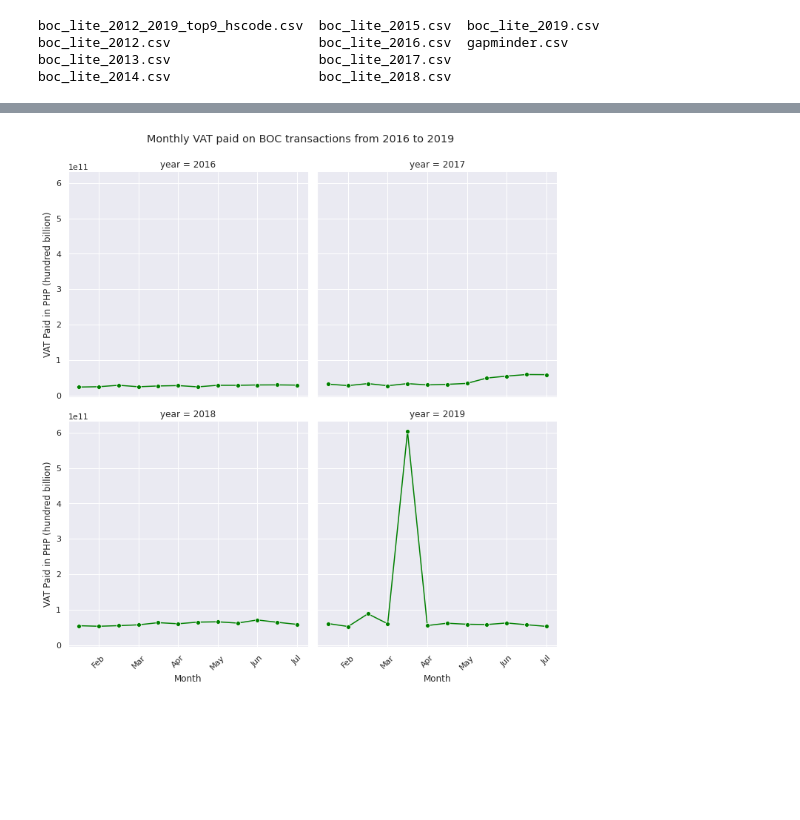
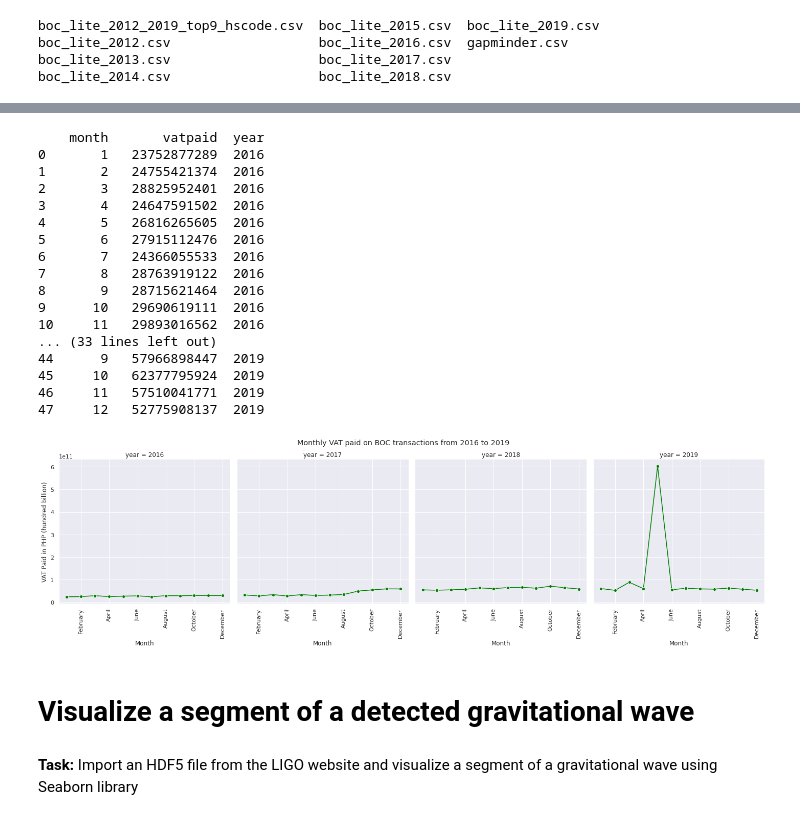
Before and after one commit to NIP-Data-Computation/show-and-tell, a Jupyter notebook: geneb_show_and_tell_week3_.ipynb, the cells around one changed output, grey strips where cells are left out. Drawn from its saved outputs; the diff is of its cells as text; code cells hidden in the pictures; blank space fills up the shorter version.

```diff
--- a/geneb_show_and_tell_week3_.ipynb
+++ b/geneb_show_and_tell_week3_.ipynb
@@ -90,5 +123,7 @@ print(Year2016_sorted)
 # %%
 # Merge the DataFrames chronologically based on year
 Period1619 = Year2016_sorted.append(Year2017_sorted).append(Year2018_sorted).append(Year2019_sorted)
+Period1619Alt = pd.DataFrame(Period1619.reset_index(drop=True).set_index('month').reset_index())
 
-print(Period1619)
+print(Period1619.head())
+print(Period1619Alt)
@@ -95,24 +148,45 @@ print(Period1619)
 # %%
-# Add a new column for identifying the year
+# Add a new column for identifying the year and months
 year = ['2016','2016','2016','2016','2016','2016','2016','2016','2016','2016','2016','2016','2017','2017','2017','2017','2017','2017','2017','2017','2017',
         '2017','2017','2017','2018','2018','2018','2018','2018','2018','2018','2018','2018','2018','2018','2018','2019','2019','2019','2019','2019','2019',
         '2019','2019','2019','2019','2019','2019']
 
-Period1619['year'] = year
-
-print(Period1619)
+Period1619Alt['year'] = year
+print(Period1619Alt)
+# %% [output]
+    month       vatpaid  year
+0       1   23752877289  2016
+1       2   24755421374  2016
+2       3   28825952401  2016
+3       4   24647591502  2016
+4       5   26816265605  2016
+5       6   27915112476  2016
+6       7   24366055533  2016
+7       8   28763919122  2016
+8       9   28715621464  2016
+9      10   29690619111  2016
+10     11   29893016562  2016
+... (33 lines left out)
+44      9   57966898447  2019
+45     10   62377795924  2019
+46     11   57510041771  2019
+47     12   52775908137  2019
 # %%
 # Create a line plot showing a comparison of monthly VAT collections from 2016 - 2019 using Seaborn library
 sns.set_style('darkgrid')
 sns.set_context('notebook')
 
-lp = sns.relplot(x='month', y='vatpaid', data=Period1619, kind='line', color='green', marker='o', col='year', col_wrap=2)
+lp = sns.relplot('month', 'vatpaid', data=Period1619Alt, kind='line', col='year', marker='o', color='green')
 
 lp.fig.suptitle('Monthly VAT paid on BOC transactions from 2016 to 2019', y=1.03)
+x_label = ["", "February", "April", "June", "August", "October", "December"]
+lp.set_xticklabels(x_label, rotation=90)
 lp.set(ylabel='VAT Paid in PHP (hundred billion)', xlabel='Month')
-lp.set_xticklabels(['Jan', 'Feb', 'Mar', 'Apr', 'May', 'Jun', 'Jul', 'Aug', 'Sep', 'Oct', 'Nov', 'Dec'], rotation=45)
-
 
 plt.show()
 # %% [output]
-[figure, old version]
+[figure, new version]
+# %% [markdown]
+# **Visualize a segment of a detected gravitational wave**
+# %% [markdown]
+**Task:** Import an HDF5 file from the LIGO website and visualize a segment of a gravitational wave using Seaborn library
```
Also changed, not shown: parts of 5 cells of this notebook.
